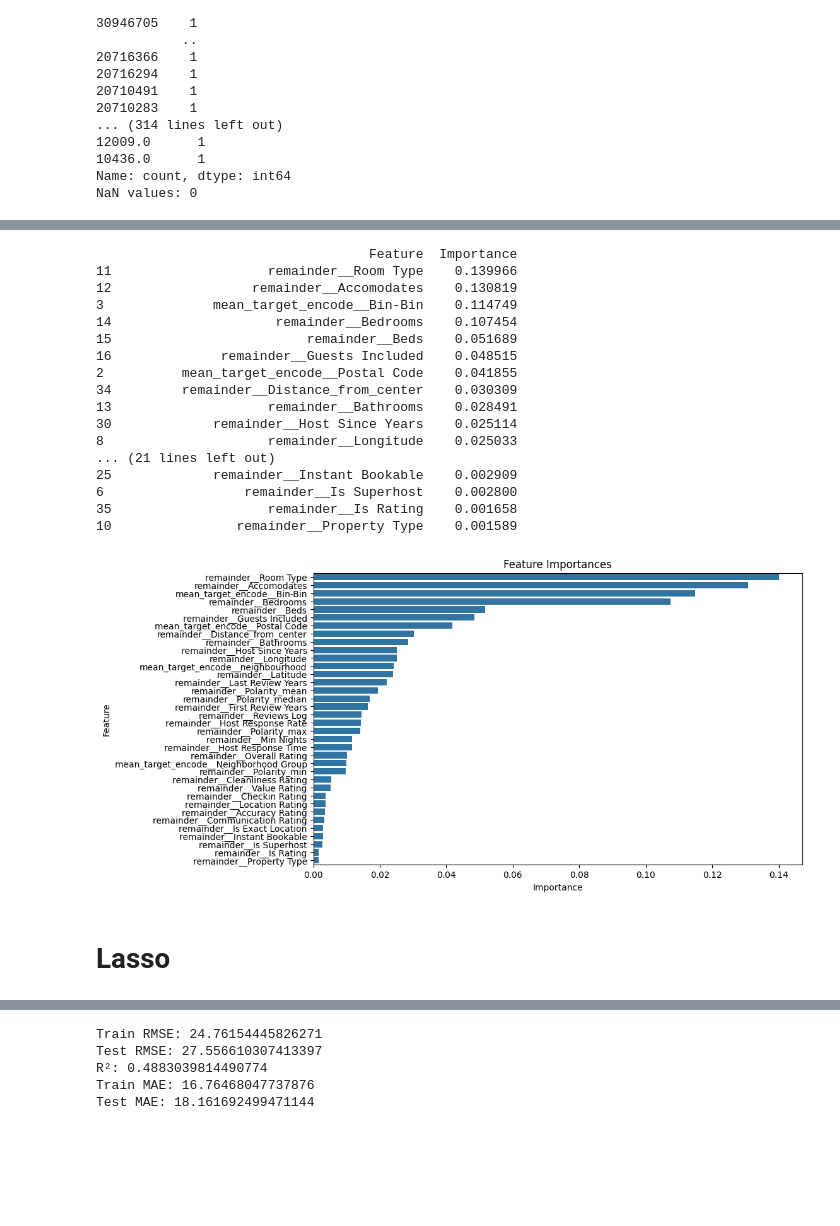
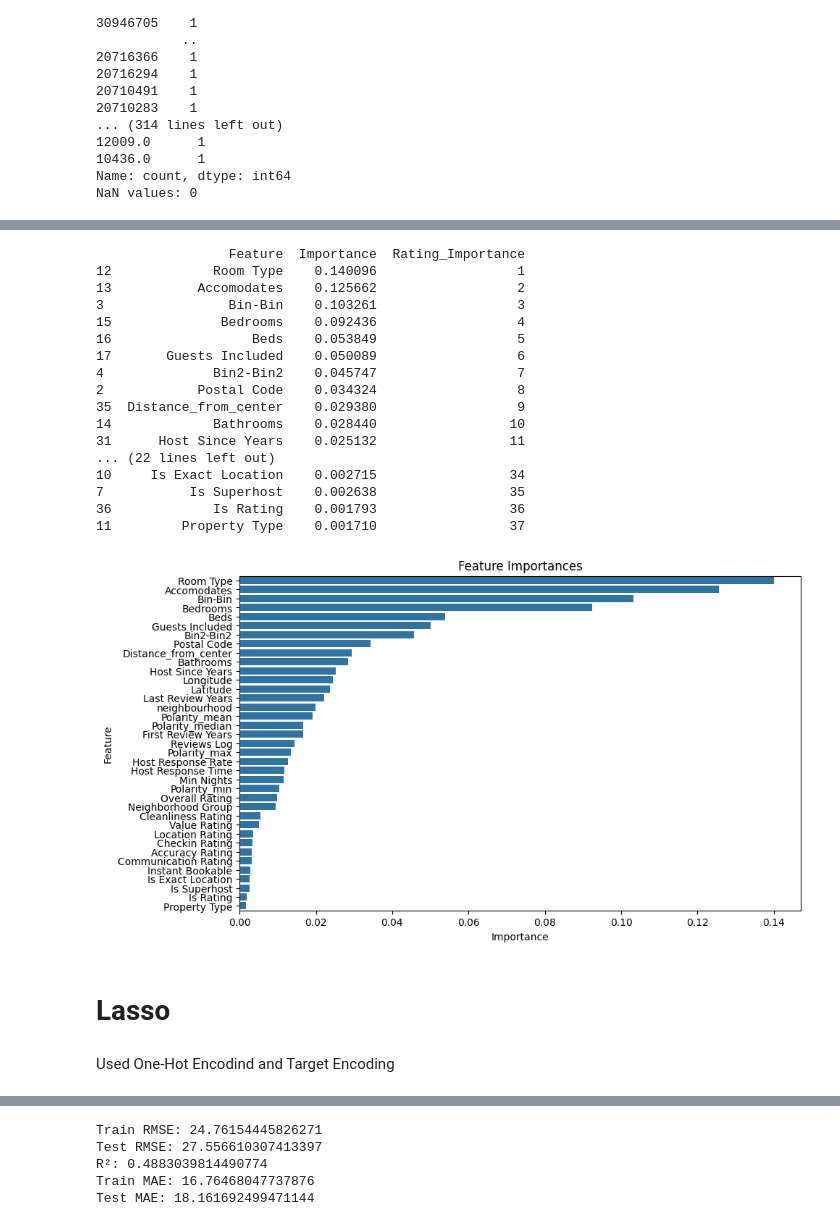
Before and after one commit to IlyaZutler/Cancer-Data, a Jupyter notebook: 7 Feature selection.ipynb, the cells around one changed output, grey strips where cells are left out. Cells and saved outputs as stored; diff of their text form; code cells hidden in the pictures; blank space fills up the shorter version.

```diff
--- a/7 Feature selection.ipynb
+++ b/7 Feature selection.ipynb
@@ -72,7 +94,7 @@ This is an automated posting
 # %% [markdown]
 drop notinformative columns Encodinf
 # %%
-apartments.drop(columns=['Host Since','First Review', 'Last Review','Reviews', 'Price Log', 'Latitude_Bin', 'Longitude_Bin', 'Listing ID'], inplace=True)
+apartments.drop(columns=['Host Since','First Review', 'Last Review','Reviews', 'Latitude_Bin', 'Longitude_Bin', 'Latitude_Bin2', 'Longitude_Bi2n','Listing ID'], inplace=True)
 
 apartments['Is Superhost'] = apartments['Is Superhost'].replace({'t': 1, 'f': 0}).fillna(0).astype(int)
 apartments['Instant Bookable'] = apartments['Instant Bookable'].replace({'t': 1, 'f': 0}).fillna(0).astype(int)
@@ -142,5 +136,5 @@ dtype: int64
 # %%
-X = apartments.drop(columns=['Price'])
+X = apartments.drop(columns=['Price', 'Price Log'])
 y = apartments['Price']
 
 X_train, X_test, y_train, y_test = train_test_split(X, y, test_size=0.2, random_state=179)
@@ -154,13 +148,18 @@ X_test[col_test_num] = X_test[col_test_num].fillna(X_train[col_train_num].mean()
 col_train_obj = X_train.select_dtypes(exclude='number').columns
 col_test_obj = X_test.select_dtypes(exclude='number').columns
 
-# X_train[col_train_obj] = X_train[col_train_obj].fillna('abr@cadabra')
-# X_test[col_test_obj] = X_test[col_test_obj].fillna('abr@cadabra')
+for col in col_train_obj:
+    X_train[col] = X_train[col].astype('category').cat.add_categories('abr@cadabra').fillna('abr@cadabra')
+    # Change the data type to 'category' before using .cat accessor
+
+for col in col_test_obj:
+    X_test[col] = X_test[col].astype('category').cat.add_categories('abr@cadabra').fillna('abr@cadabra')
+    # Change the data type to 'category' before using .cat accessor
 
 preprocessor = ColumnTransformer(
     transformers=[
         ('mean_target_encode', TargetEncoder(
-                                             min_samples_leaf=10,
+                                             min_samples_leaf=15,
                                              #smoothing=10,
                                              handle_missing='value',
                                              handle_unknown='value'
@@ -175,9 +174,9 @@ pipeline = Pipeline([
 
                     ('model', RandomForestRegressor(n_jobs=-1,
                               n_estimators = 300,
-                              # max_depth = 12,
-                              min_impurity_decrease = 0.1,
-                              min_samples_split = 3,
+                              #max_depth = 12,
+                              min_impurity_decrease = 0.05,
+                              min_samples_split = 5,
                               max_features = 'sqrt',
                               random_state = 142
                               ))
@@ -188,10 +187,12 @@ pipeline.fit(X_train, y_train)
 y_train_pred = pipeline.predict(X_train)
 y_test_pred = pipeline.predict(X_test)
 
+print(f'Train RMSE:', np.sqrt(mean_squared_error(y_train, y_train_pred)))
+print(f'Test RMSE:', np.sqrt(mean_squared_error(y_test, y_test_pred)), '\n')
 
-print(f'Train RMSE:', np.sqrt(mean_squared_error(y_train, y_train_pred)))
-print(f'Test RMSE:', np.sqrt(mean_squared_error(y_test, y_test_pred)))
-print(f'R²:' , r2_score(y_test, y_test_pred))
 print(f'Train MAE:', mean_absolute_error(y_train, y_train_pred))
-print(f'Test MAE:', mean_absolute_error(y_test, y_test_pred))
+print(f'Test MAE:', mean_absolute_error(y_test, y_test_pred), '\n')
+
+print(f'Train R²:' , r2_score(y_train, y_train_pred))
+print(f'Test R²:' , r2_score(y_test, y_test_pred))
 # %% [output]
@@ -203,44 +206,47 @@ Test MAE: 17.11421061691091
 # %%
-# prompt: важность признаков для RandomForestRegressor
-
 # Get feature importances
 importances = pipeline.named_steps['model'].feature_importances_
 
 # Get feature names from preprocessor
 feature_names = pipeline.named_steps['preprocessor'].get_feature_names_out()
 
 # Create a DataFrame for easier visualization
 feature_importance_df = pd.DataFrame({
     'Feature': feature_names,
     'Importance': importances
 }).sort_values('Importance', ascending=False)
 
+feature_importance_df['Feature'] = feature_importance_df['Feature'].str.replace('mean_target_encode__', '').str.replace('remainder__', '')
+feature_importance_df['Rating_Importance'] = feature_importance_df['Importance'].rank(ascending=False).astype(int)
+
 # Print or plot the feature importances
 print(feature_importance_df)
 
 # Optionally, plot the feature importances
 plt.figure(figsize=(10, 6))
 sns.barplot(x='Importance', y='Feature', data=feature_importance_df)
 plt.title('Feature Importances')
 plt.show()
 # %% [output]
-                                   Feature  Importance
-11                    remainder__Room Type    0.139966
-12                  remainder__Accomodates    0.130819
-3              mean_target_encode__Bin-Bin    0.114749
-14                     remainder__Bedrooms    0.107454
-15                         remainder__Beds    0.051689
-16              remainder__Guests Included    0.048515
-2          mean_target_encode__Postal Code    0.041855
-34         remainder__Distance_from_center    0.030309
-13                    remainder__Bathrooms    0.028491
-30             remainder__Host Since Years    0.025114
-8                     remainder__Longitude    0.025033
-... (21 lines left out)
-25             remainder__Instant Bookable    0.002909
-6                  remainder__Is Superhost    0.002800
-35                    remainder__Is Rating    0.001658
-10                remainder__Property Type    0.001589
+                 Feature  Importance  Rating_Importance
+12             Room Type    0.140096                  1
+13           Accomodates    0.125662                  2
+3                Bin-Bin    0.103261                  3
+15              Bedrooms    0.092436                  4
+16                  Beds    0.053849                  5
+17       Guests Included    0.050089                  6
+4              Bin2-Bin2    0.045747                  7
+2            Postal Code    0.034324                  8
+35  Distance_from_center    0.029380                  9
+14             Bathrooms    0.028440                 10
+31      Host Since Years    0.025132                 11
+... (22 lines left out)
+10     Is Exact Location    0.002715                 34
+7           Is Superhost    0.002638                 35
+36             Is Rating    0.001793                 36
+11         Property Type    0.001710                 37
-[figure, old version]
+[figure, new version]
 # %% [markdown]
 # **Lasso**
+# %% [markdown]
+Used One-Hot Encodind and Target Encoding
```
Also changed, not shown: parts of 10 cells of this notebook.
